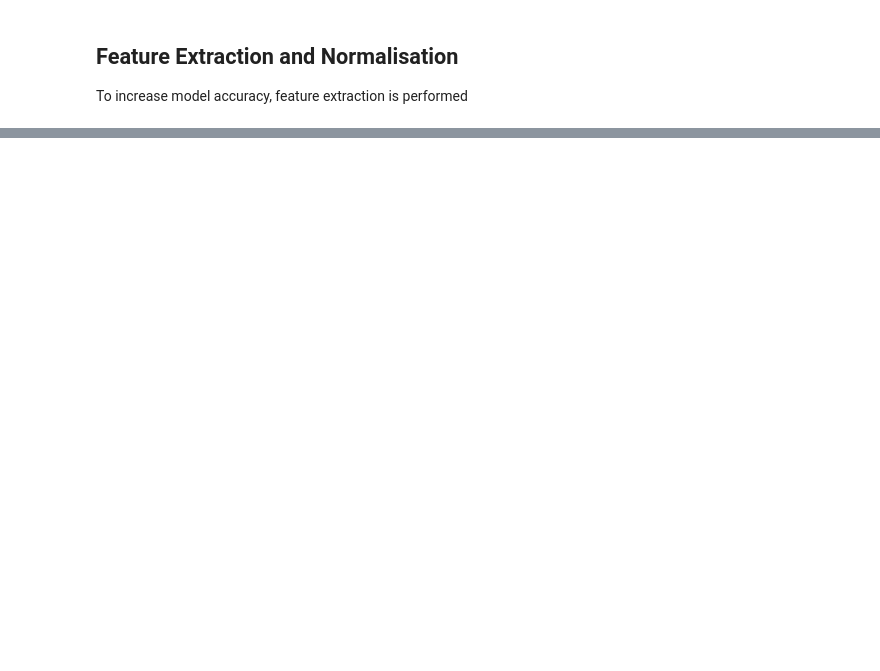
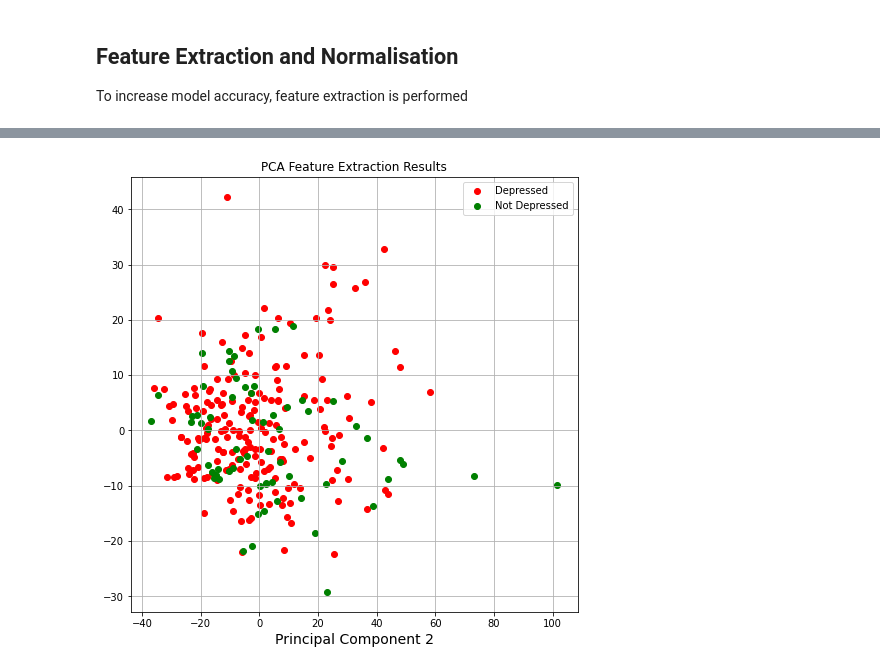
Before and after one commit to LCherop/EEG-based-Classification-of-Behavioural-Symptoms-of-Depression, a Jupyter notebook: Analysis_and_Classification_of_Behavioural_Symptoms_of_Depression_using_KNN.ipynb, the cells around one changed output, grey strips where cells are left out. Saved outputs shown, nothing was run; the diff lists cells and outputs as text; code cells hidden in the pictures; blank space fills up the shorter version.

```diff
--- a/Analysis_and_Classification_of_Behavioural_Symptoms_of_Depression_using_KNN.ipynb
+++ b/Analysis_and_Classification_of_Behavioural_Symptoms_of_Depression_using_KNN.ipynb
@@ -224,0 +282,2 @@ Training the KNN model
+# %%
+knn_model.fit(X_pca,y)
@@ -224,0 +292,7 @@ Training the KNN model
+# %%
+target_df = pd.DataFrame(specific_disorder_encoded,columns =['real_y'])
+# %%
+PCA_df = pd.DataFrame(data = X_pca, columns = ['PC1','PC2'])
+# %%
+PCA_df = pd.concat([PCA_df,target_df['real_y']],axis =1)
+PCA_df.head()
@@ -224,0 +306,18 @@ Training the KNN model
+# %%
+figure(num=None,figsize=(8,8),facecolor ='w',edgecolor='k')
+
+moods = [1,0]
+colors = ['r','g']
+
+for mood, color in zip(moods,colors):
+  plt.scatter(PCA_df.loc[PCA_df['real_y'] == mood, 'PC1'],
+              PCA_df.loc[PCA_df['real_y'] == mood, 'PC2'],
+              c = color)
+
+plt.xlabel('Principal Component 1', fontsize = 14)
+plt.xlabel('Principal Component 2', fontsize = 14)
+plt.title('PCA Feature Extraction Results')
+plt.legend(['Depressed','Not Depressed'])
+plt.grid()
+# %% [output]
+[figure, added]
```
Also changed, not shown: parts of 19 cells of this notebook.
